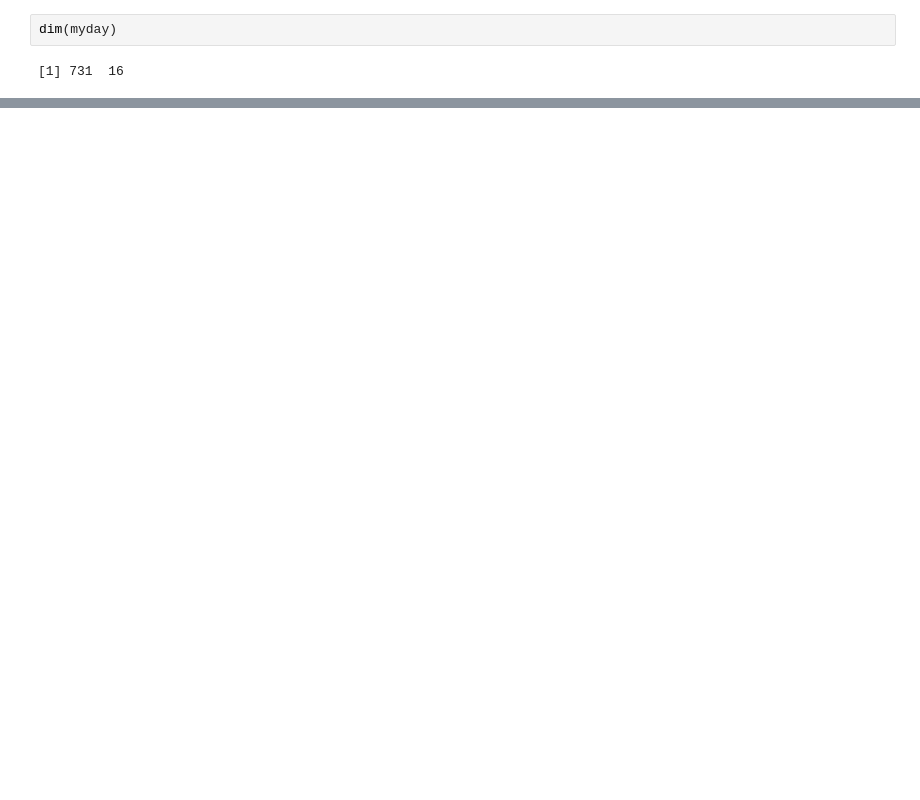
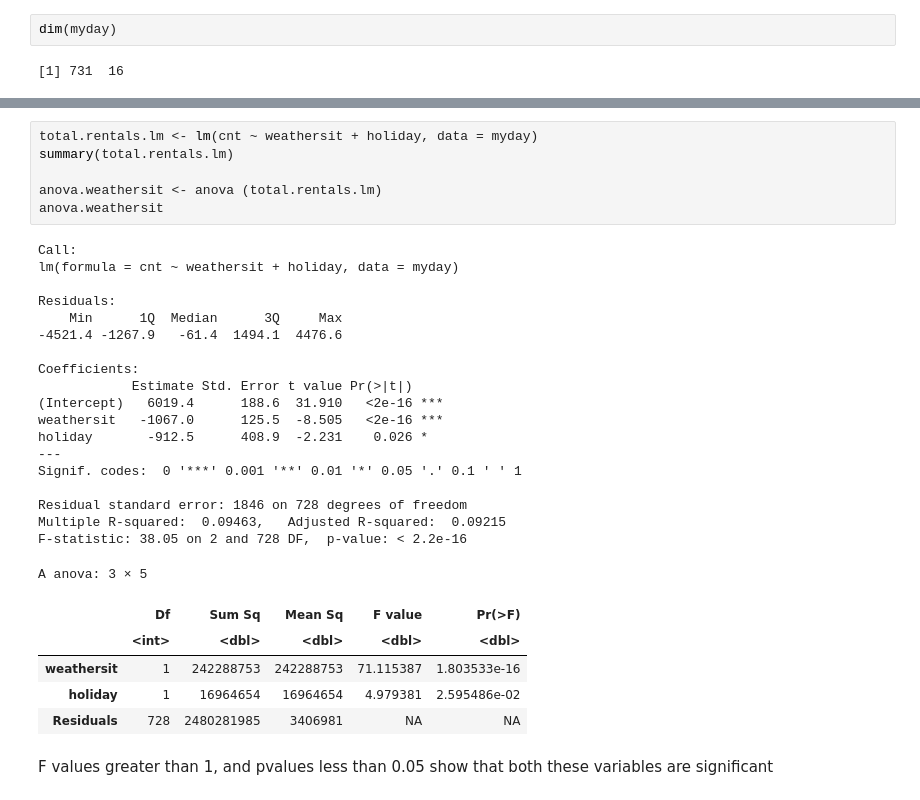
Before and after one commit to freinric/Modeling-Bike-Rentals, a Jupyter notebook: Project.ipynb, the cells around one changed output, grey strips where cells are left out. Cells and saved outputs as stored; diff of their text form; blank space fills up the shorter version.

```diff
--- a/Project.ipynb
+++ b/Project.ipynb
@@ -793,0 +894,33 @@ Warning message:
+# %%
+total.rentals.lm <- lm(cnt ~ weathersit + holiday, data = myday)
+summary(total.rentals.lm)
+
+anova.weathersit <- anova (total.rentals.lm)
+anova.weathersit
+# %% [output]
+Call:
+lm(formula = cnt ~ weathersit + holiday, data = myday)
+
+Residuals:
+    Min      1Q  Median      3Q     Max
+-4521.4 -1267.9   -61.4  1494.1  4476.6
+
+Coefficients:
+            Estimate Std. Error t value Pr(>|t|)
+(Intercept)   6019.4      188.6  31.910   <2e-16 ***
+weathersit   -1067.0      125.5  -8.505   <2e-16 ***
+holiday       -912.5      408.9  -2.231    0.026 *
+---
+Signif. codes:  0 '***' 0.001 '**' 0.01 '*' 0.05 '.' 0.1 ' ' 1
+
+Residual standard error: 1846 on 728 degrees of freedom
+Multiple R-squared:  0.09463,   Adjusted R-squared:  0.09215
+F-statistic: 38.05 on 2 and 728 DF,  p-value: < 2.2e-16
+A anova: 3 × 5
+|  | Df | Sum Sq | Mean Sq | F value | Pr(>F) |
+|  | <int> | <dbl> | <dbl> | <dbl> | <dbl> |
+| weathersit | 1 | 242288753 | 242288753 | 71.115387 | 1.803533e-16 |
+| holiday | 1 | 16964654 | 16964654 | 4.979381 | 2.595486e-02 |
+| Residuals | 728 | 2480281985 | 3406981 | NA | NA |
+# %% [markdown]
+F values greater than 1, and pvalues less than 0.05 show that both these variables are significant
```
Also changed, not shown: parts of 75 cells of this notebook, 1 other file.
